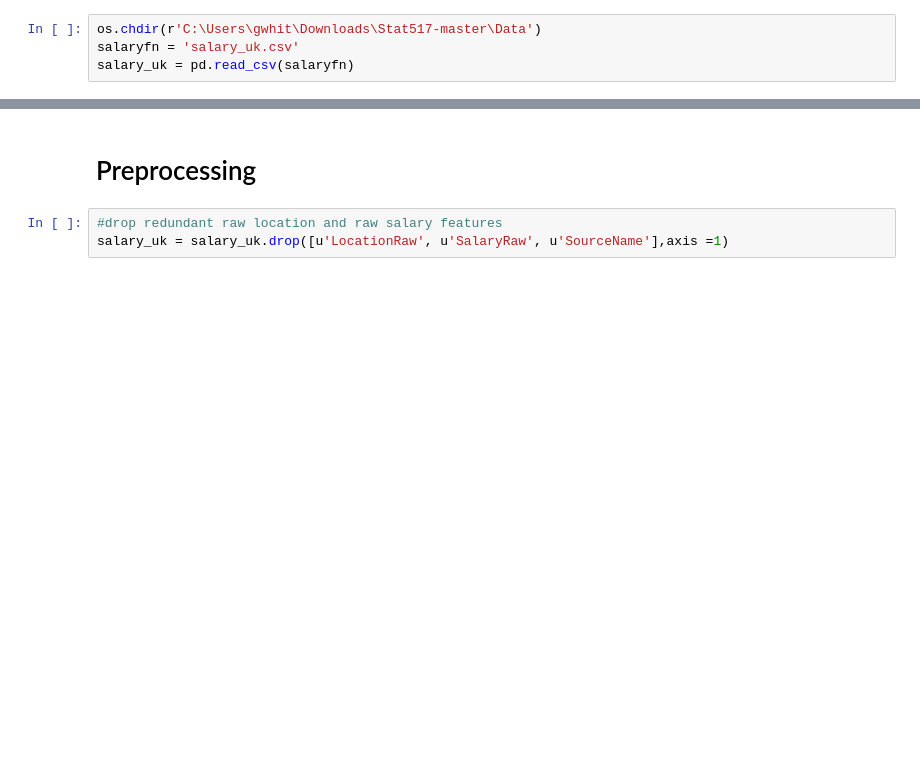
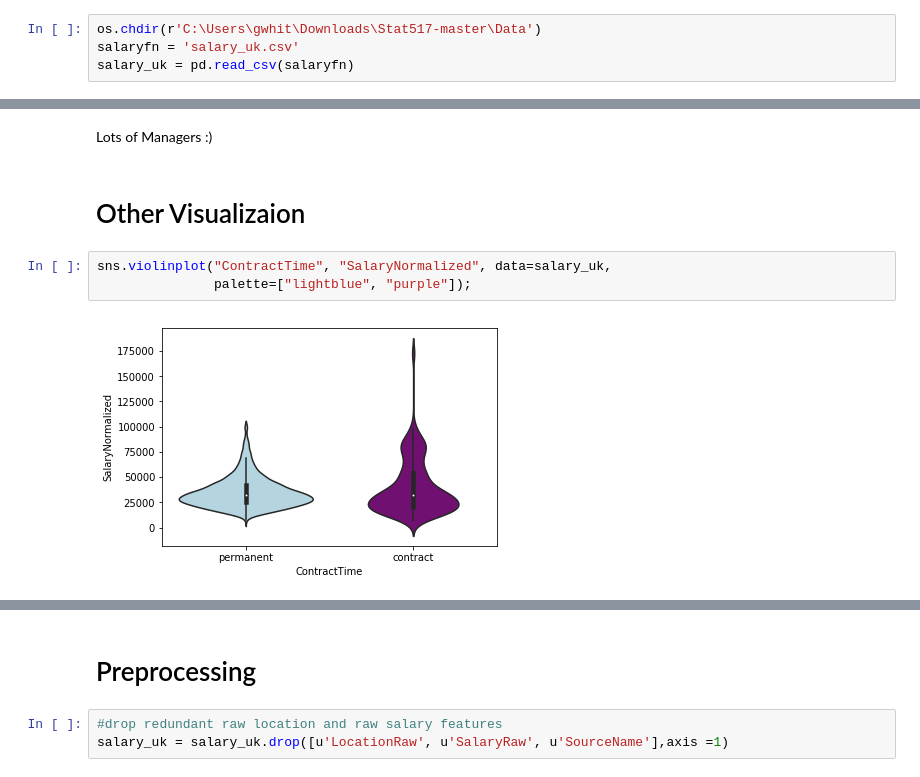
Before and after one commit to Gavin-Whitesitt/Project-2, a Jupyter notebook: Problem #0 Salary.ipynb, the cells around one changed output, grey strips where cells are left out. Cells and saved outputs as stored; diff of their text form; blank space fills up the shorter version.

```diff
--- a/Problem #0 Salary.ipynb
+++ b/Problem #0 Salary.ipynb
@@ -36,0 +64,9 @@ salary_uk = pd.read_csv(salaryfn)
+# %% [markdown]
+Lots of Managers :)
+# %% [markdown]
+# Other Visualizaion
+# %%
+sns.violinplot("ContractTime", "SalaryNormalized", data=salary_uk,
+               palette=["lightblue", "purple"]);
+# %% [output]
+[figure, added]
```
Also changed, not shown: parts of 52 cells of this notebook.
